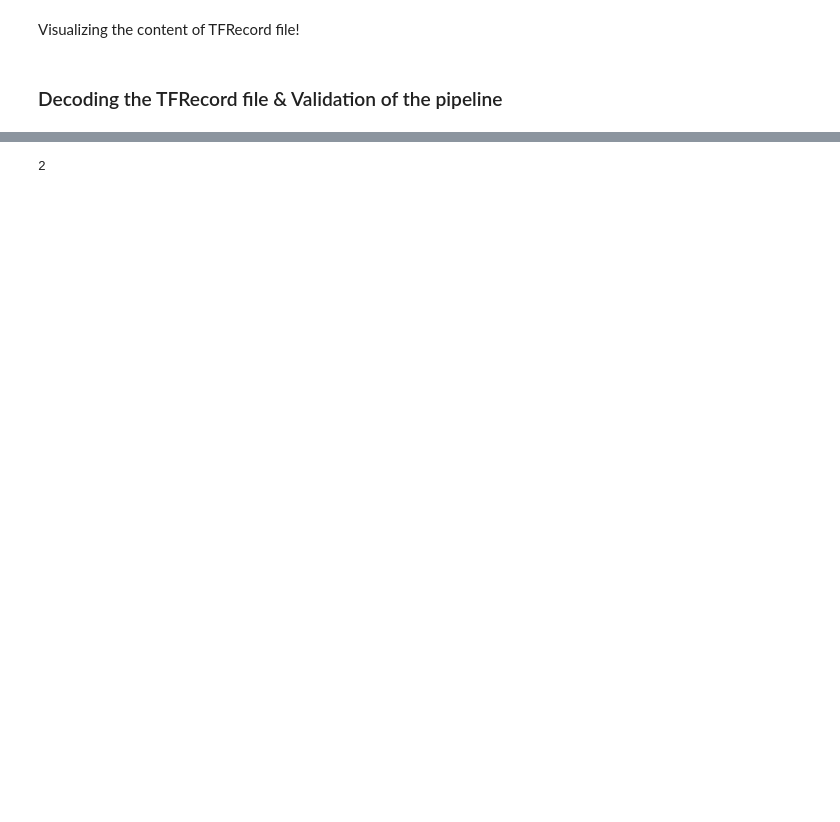
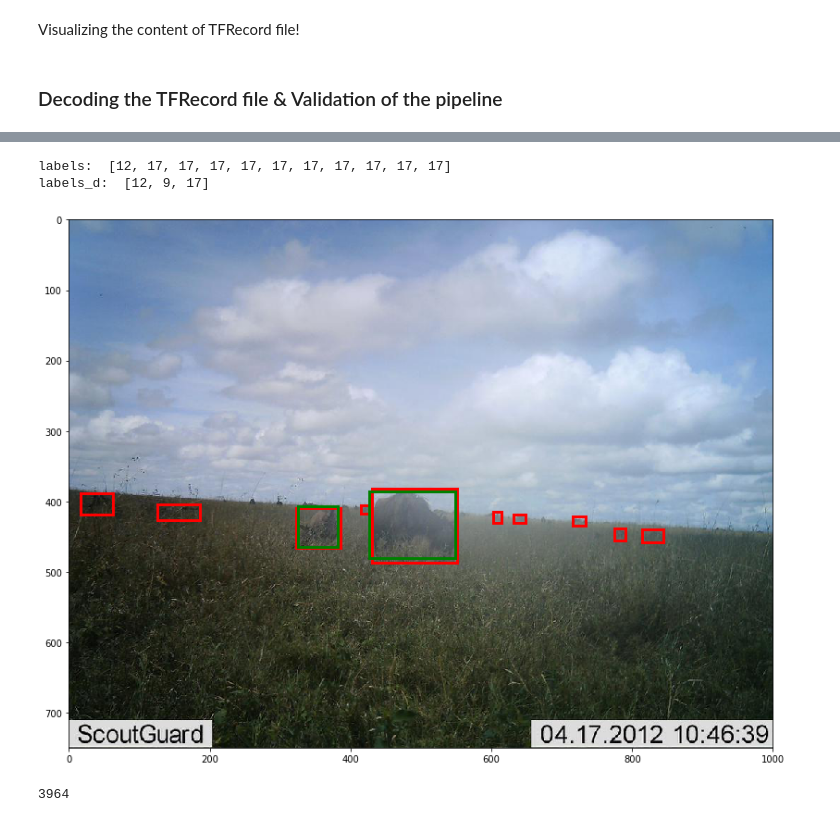
Before and after one commit to Manish-rai21bit/camera-trap-detection, a Jupyter notebook: data_prep/Data_Model_LILA_Schneider_testData.ipynb, the cells around one changed output, grey strips where cells are left out. Drawn from its saved outputs; the diff is of its cells as text; code cells hidden in the pictures; blank space fills up the shorter version.

```diff
--- a/data_prep/Data_Model_LILA_Schneider_testData.ipynb
+++ b/data_prep/Data_Model_LILA_Schneider_testData.ipynb
@@ -538,6 +584,64 @@ plt.show()
+# %%
+xmins = []
+ymins = []
+xmaxs = []
+ymaxs = []
+i = 1
+score_threshold = 0.5
+
+img = img1
+encoded_jpg_io = io.BytesIO(img)
+image = Image.open(encoded_jpg_io)
+width, height = image.size
+
+for j in range(0, xmin[0].shape[0]):
+    if xmin[0][j][0] == i:
+        xmins.append(int(xmin[1][j]*width))
+        ymins.append(int(ymin[1][j]*height))
+        xmaxs.append(int(xmax[1][j]*width))
+        ymaxs.append(int(ymax[1][j]*height))
+        labels.append(label[1][j])
+
+print('labels: ', labels)
+
+# Create figure and axes
+fig,ax = plt.subplots(1)
+fig.set_size_inches(18.5, 10.5)
+# Display the image
+# s = 6
+ax.imshow(image)
+for s in range(len(xmins)):
+    rect = patches.Rectangle((xmins[s],ymins[s]),(xmaxs[s]-xmins[s]), (ymaxs[s] - ymins[s]),linewidth=3,edgecolor='r',facecolor='none')
+    ax.add_patch(rect)
+
+# Plotting the detection
+xmins_d = []
+ymins_d = []
+xmaxs_d = []
+ymaxs_d = []
+
+for j in range(0, xmin_d[0].shape[0]):
+    if xmin_d[0][j][0] == i and score[1][j]>=score_threshold:
+        xmins_d.append(int(xmin_d[1][j]*width))
+        ymins_d.append(int(ymin_d[1][j]*height))
+        xmaxs_d.append(int(xmax_d[1][j]*width))
+        ymaxs_d.append(int(ymax_d[1][j]*height))
+        labels_d.append(label_d[1][j])
+
+print('labels_d: ', labels_d)
+
+for s in range(len(xmins_d)):
+    rect = patches.Rectangle((xmins_d[s],ymins_d[s]),(xmaxs_d[s]-xmins_d[s]), (ymaxs_d[s] - ymins_d[s]),linewidth=3,edgecolor='g',facecolor='none')
+    ax.add_patch(rect)
+
+plt.show()
+# %% [output]
+labels:  [12, 17, 17, 17, 17, 17, 17, 17, 17, 17, 17]
+labels_d:  [12, 9, 17]
+[figure, added]
 # %%
 i = 0
-for example in tf.python_io.tf_record_iterator('/home/ubuntu/data/tensorflow/my_workspace/training_demo/Predictions/test_schneider_sample.record'):
+for example in tf.python_io.tf_record_iterator('/home/ubuntu/data/tensorflow/my_workspace/training_demo/Predictions/test_schneider.record'):
     result = tf.train.Example.FromString(example)
 #     print(result)
     i = i + 1
@@ -546,4 +650,4 @@ for example in tf.python_io.tf_record_iterator('/home/ubuntu/data/tensorflow/my_
 
 print(i)
 # %% [output]
-2
+3964
```
Also changed, not shown: parts of 9 cells of this notebook.
